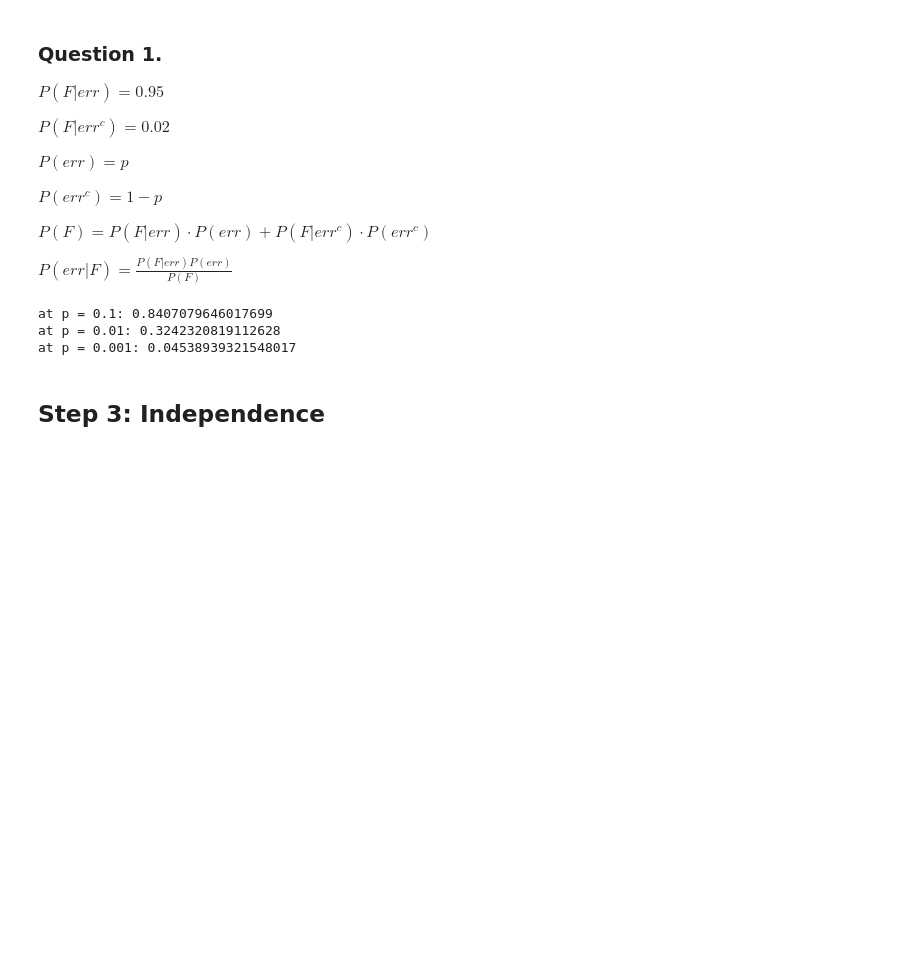
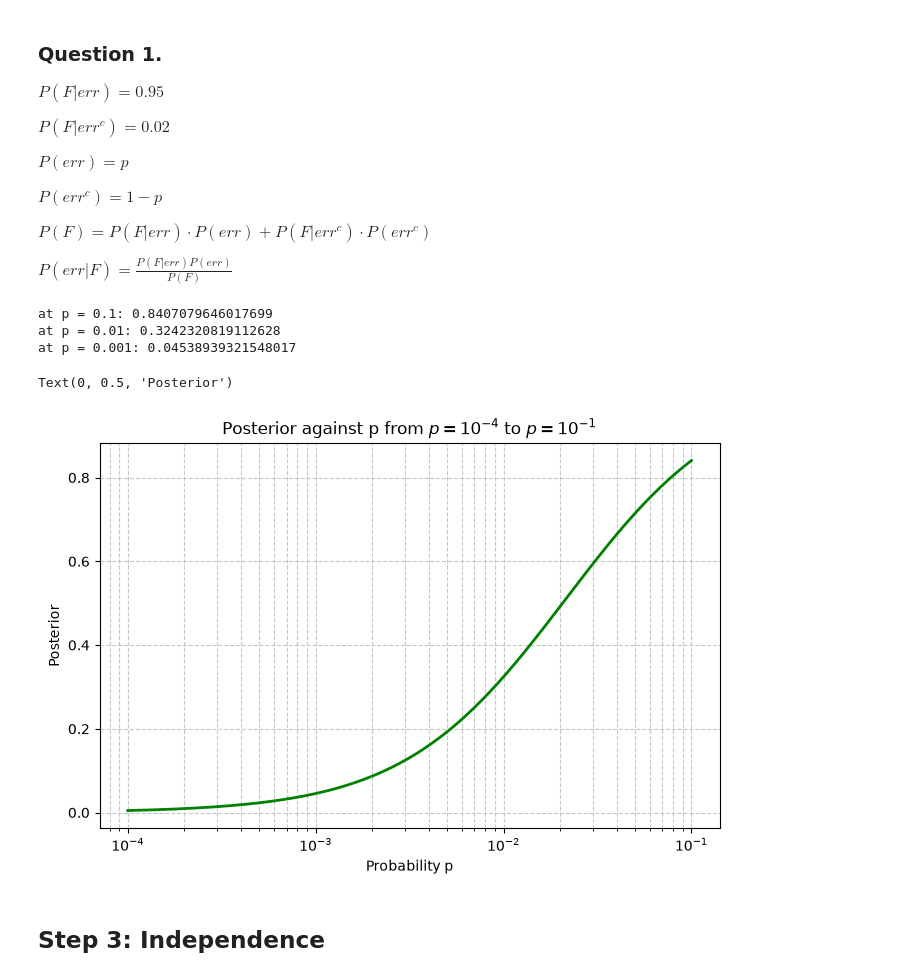
Before and after one commit to mariec-j/ECE3715-Stats-Repo, a Jupyter notebook: Mini-Project-1/mp1.ipynb, the cells around one changed output. Drawn from its saved outputs; the diff is of its cells as text; code cells hidden in the pictures; blank space fills up the shorter version.

Commit message:
Update step 2 question 3

```diff
--- a/Mini-Project-1/mp1.ipynb
+++ b/Mini-Project-1/mp1.ipynb
@@ -71,6 +72,22 @@ print (f"at p = 0.001: {+ posterior(prob_F_err,prob_F_errc,0.001)}")
 at p = 0.1: 0.8407079646017699
 at p = 0.01: 0.3242320819112628
 at p = 0.001: 0.04538939321548017
+# %%
+# Question 3: Plot the posterior against p for p from 10^-4 to 10^-1, log spaced, 200 points.
+
+x = np.logspace(-4,-1,200,True,10)
+y = posterior(prob_F_err, prob_F_errc, x)
+
+plt.figure(figsize=(8,5))
+plt.plot(x,y,label=(r'Posterior against p'), color='green',linewidth=2)
+plt.xscale('log')
+plt.grid(True, which="both", linestyle="--", alpha=0.7)
+plt.title(r'Posterior against p from $p=10^{-4}$ to $p=10^{-1}$')
+plt.xlabel('Probability p')
+plt.ylabel('Posterior')
+# %% [output]
+Text(0, 0.5, 'Posterior')
+[figure, added]
 # %% [markdown]
 ## Step 3: Independence
 # %%
```
Also changed, not shown: parts of 2 cells of this notebook.
